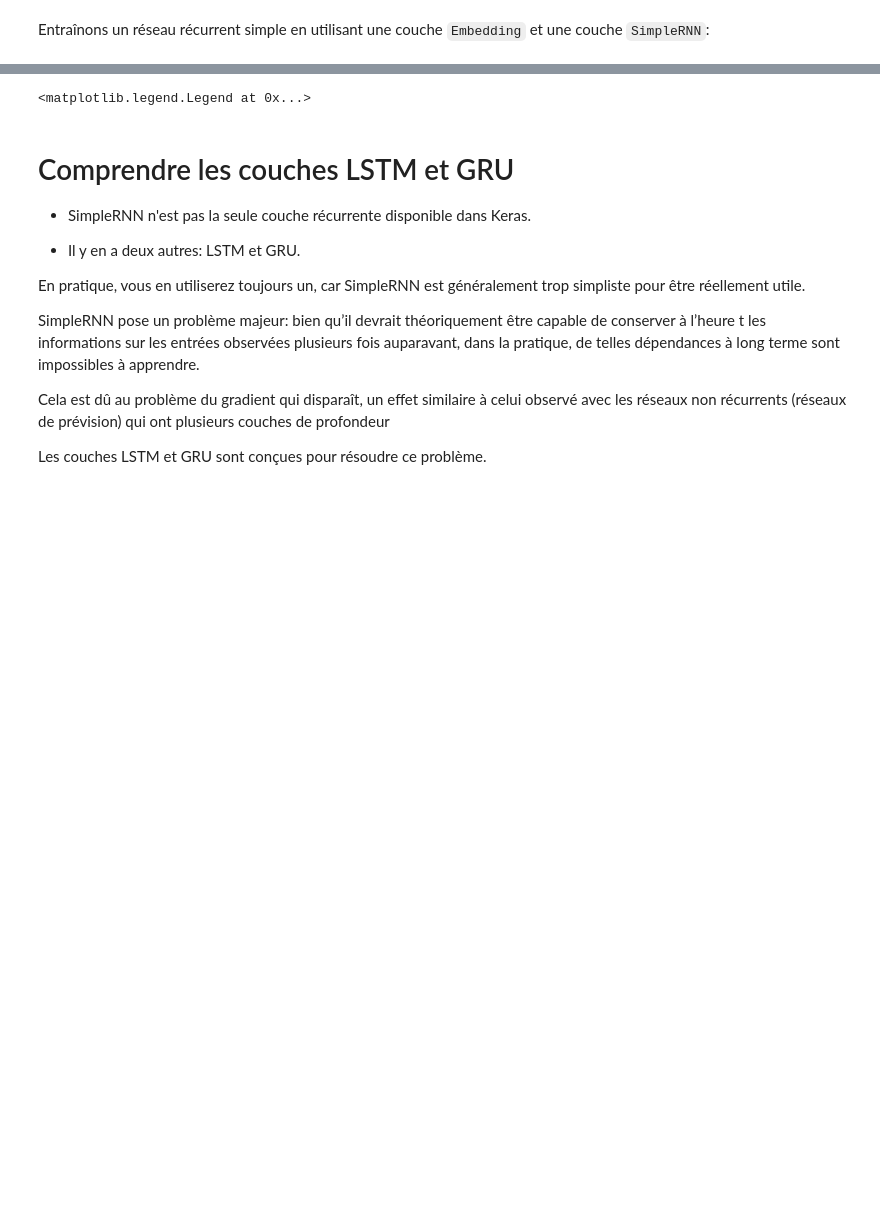
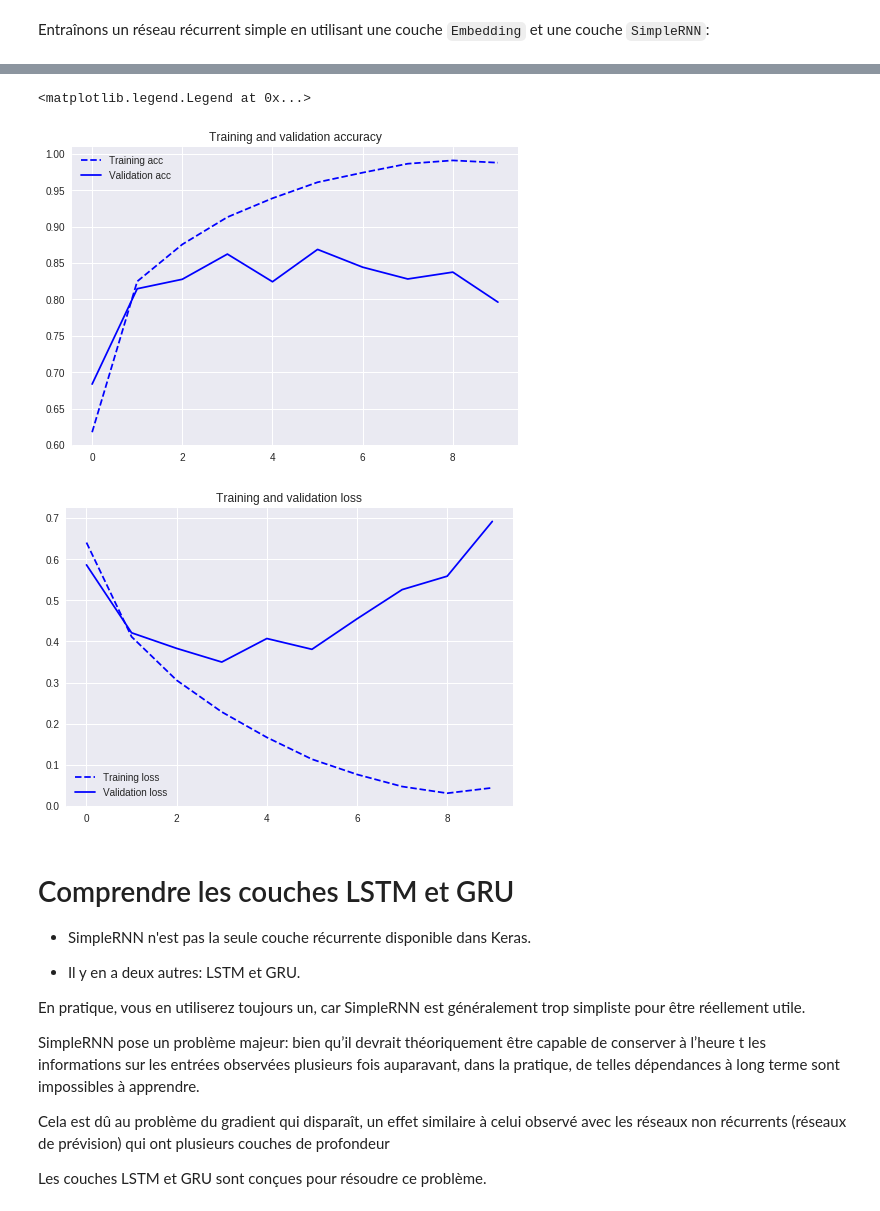
Before and after one commit to stat4decision/ml-dl-ipsos-jan19, a Jupyter notebook: 2.6.1_comprendre_les_RNN.ipynb, the cells around one changed output, grey strips where cells are left out. Saved outputs shown, nothing was run; the diff lists cells and outputs as text; code cells hidden in the pictures; blank space fills up the shorter version.

```diff
--- a/2.6.1_comprendre_les_RNN.ipynb
+++ b/2.6.1_comprendre_les_RNN.ipynb
@@ -179,26 +182,28 @@ Epoch 10/10
 # %%
 import matplotlib.pyplot as plt
 
 acc = history.history['acc']
 val_acc = history.history['val_acc']
 loss = history.history['loss']
 val_loss = history.history['val_loss']
 
 epochs = range(len(acc))
 
-plt.plot(epochs, acc, 'bo', label='Training acc')
+plt.plot(epochs, acc, 'b--', label='Training acc')
 plt.plot(epochs, val_acc, 'b', label='Validation acc')
 plt.title('Training and validation accuracy')
 plt.legend()
 
 plt.figure()
 
-plt.plot(epochs, loss, 'bo', label='Training loss')
+plt.plot(epochs, loss, 'b--', label='Training loss')
 plt.plot(epochs, val_loss, 'b', label='Validation loss')
 plt.title('Training and validation loss')
 plt.legend()
 # %% [output]
 <matplotlib.legend.Legend at 0x...>
+[figure, added]
+[figure, added]
 # %% [markdown]
 
 #  Comprendre les couches LSTM et GRU
```
Also changed, not shown: parts of 6 cells of this notebook.
